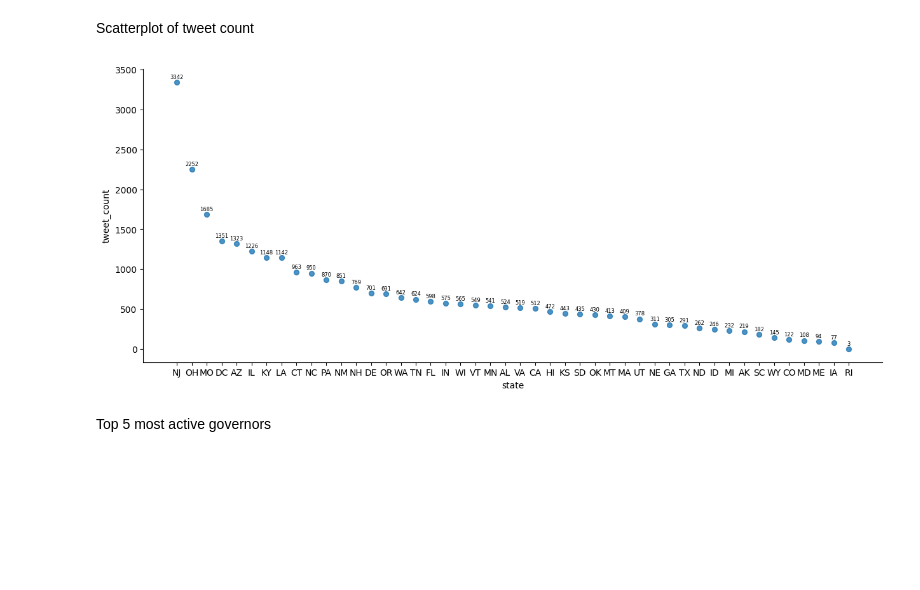
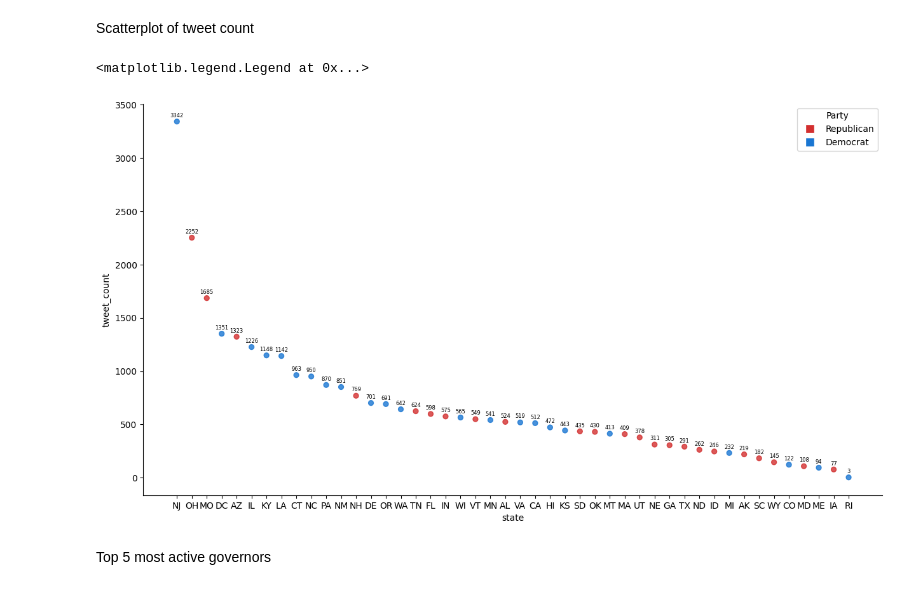
Before and after one commit to ishraqkhan32/dspp_assignment1, a Jupyter notebook: data_assignment_1.ipynb, the cells around one changed output. Cells and saved outputs as stored; diff of their text form; code cells hidden in the pictures; blank space fills up the shorter version.

Commit message:
add coloring to plots by party

```diff
--- a/data_assignment_1.ipynb
+++ b/data_assignment_1.ipynb
@@ -81,16 +90,25 @@ Scatterplot of tweet count
 # %%
 governor_df_sorted = governor_df.sort_values(by='tweet_count', ascending=False)
 governor_df_sorted = governor_df_sorted.reset_index(drop=True) # reset index and drop old index
-governor_df_sorted.reset_index().plot(kind='scatter', x='state', y='tweet_count', s=32, alpha=.8, figsize=(15, 6))
+
+# Define color based on the threshold
+governor_df_sorted['Color'] = governor_df_sorted['party'].apply(lambda x: '#D32F2F' if x == 'Republican' else '#1976D2')
+governor_df_sorted.reset_index().plot(kind='scatter', x='state', y='tweet_count', color=governor_df_sorted['Color'], s=32, alpha=.8, figsize=(15,8))
 
 plt.gca().spines[['top', 'right',]].set_visible(False)
 
 # Add labels with tweet counts
 for i, row in governor_df_sorted.iterrows():
     plt.text(row['state'], row['tweet_count']+30, str(row['tweet_count']),
              ha='center', va='bottom', fontsize=6)  # Adjust fontsize as needed
+
+# Add a legend
+red_patch = plt.Line2D([0], [0], marker='s', color='w', markerfacecolor='#D32F2F', markersize=10, label='Republican')
+blue_patch = plt.Line2D([0], [0], marker='s', color='w', markerfacecolor='#1976D2', markersize=10, label='Democrat')
+plt.legend(handles=[red_patch, blue_patch], title='Party')
 # %% [output]
+<matplotlib.legend.Legend at 0x...>
-[figure, old version]
+[figure, new version]
 # %% [markdown]
 Top 5 most active governors
 # %%
```
Also changed, not shown: parts of 4 cells of this notebook.
